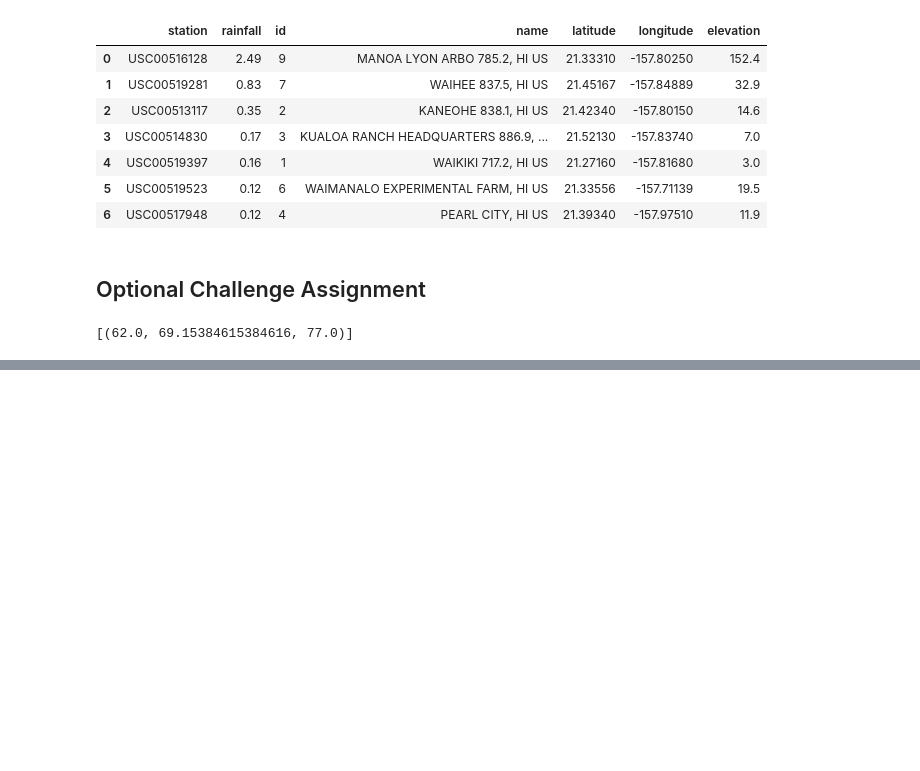
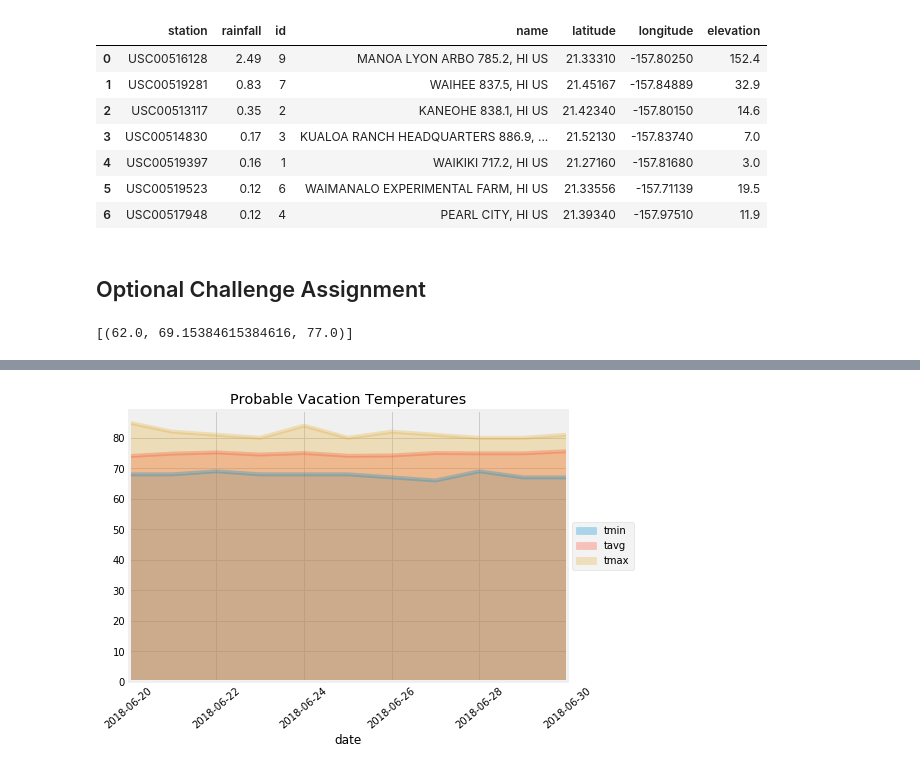
Before and after one commit to LBBL96/sqlalchemy-challenge, a Jupyter notebook: climate.ipynb, the cells around one changed output, grey strips where cells are left out. Saved outputs shown, nothing was run; the diff lists cells and outputs as text; code cells hidden in the pictures; blank space fills up the shorter version.

```diff
--- a/climate.ipynb
+++ b/climate.ipynb
@@ -503,0 +504,7 @@ daily_normals("01-01")
+# %%
+# calculate the daily normals for your trip
+# push each tuple of calculations into a list called `normals`
+normals = []
+
+for day in dates:
+    normals.append(daily_normals(day))
@@ -503,0 +525,22 @@ daily_normals("01-01")
+# %%
+# Getting a list of days in desired form for the dataframe index
+vacation_days = []
+for day in dates:
+    vacation_days.append('2018-'+ day)
+# %%
+# Preparing temperature data for dataframe
+min_temp = []
+avg_temp = []
+max_temp = []
+
+for normal in normals:
+    min_temp.append(normal[0][0])
+    avg_temp.append(round(normal[0][1],1))
+    max_temp.append(normal[0][2])
+# %%
+# Making the dataframe for analysis
+cols = {"date": vacation_days, "tmin": min_temp, "tavg": avg_temp, "tmax": max_temp}
+
+vacation_df = pd.DataFrame(cols).set_index("date")
+
+vacation_df.head()
@@ -503,0 +555,7 @@ daily_normals("01-01")
+# %%
+vacation_df.plot.area(stacked=False, figsize = (7,5), alpha = 0.3, rot = 40,
+                      title = "Probable Vacation Temperatures")
+plt.legend(loc='center left', bbox_to_anchor=(1.0, 0.5))
+plt.show()
+# %% [output]
+[figure, added]
```
Also changed, not shown: parts of 9 cells of this notebook.
